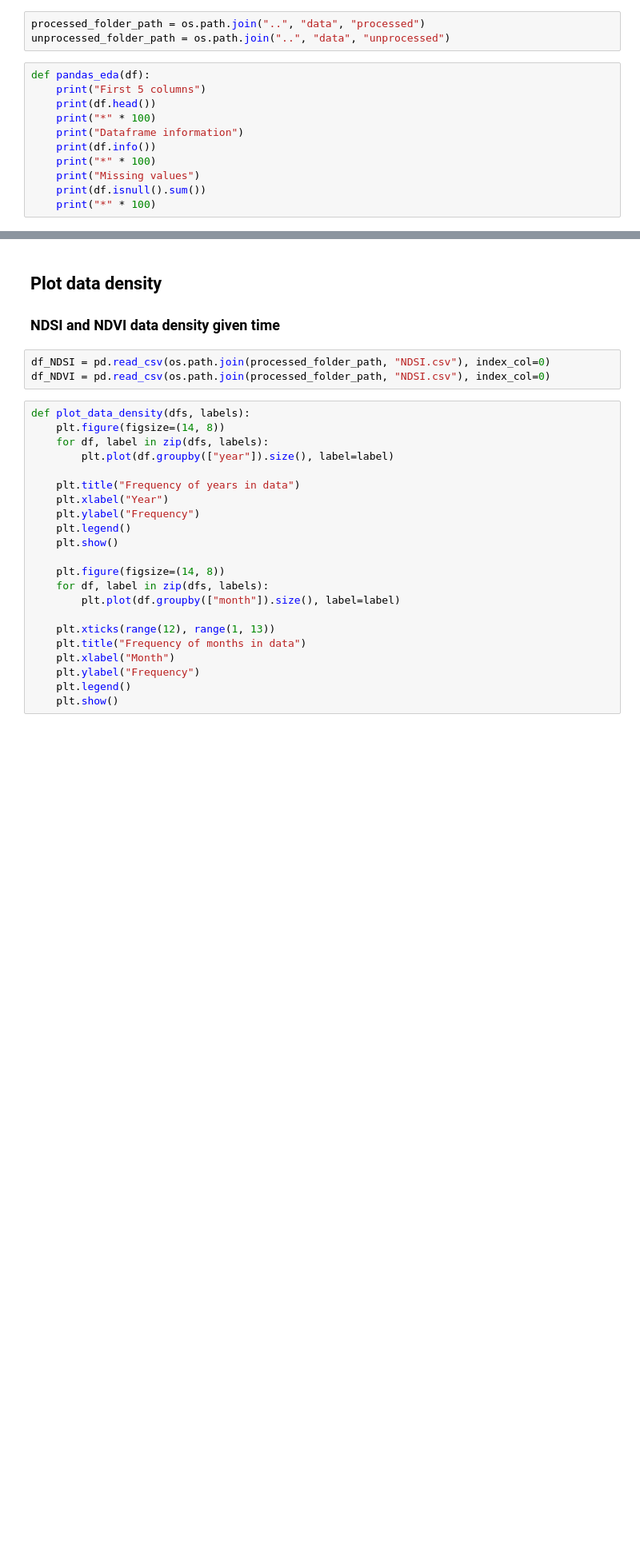
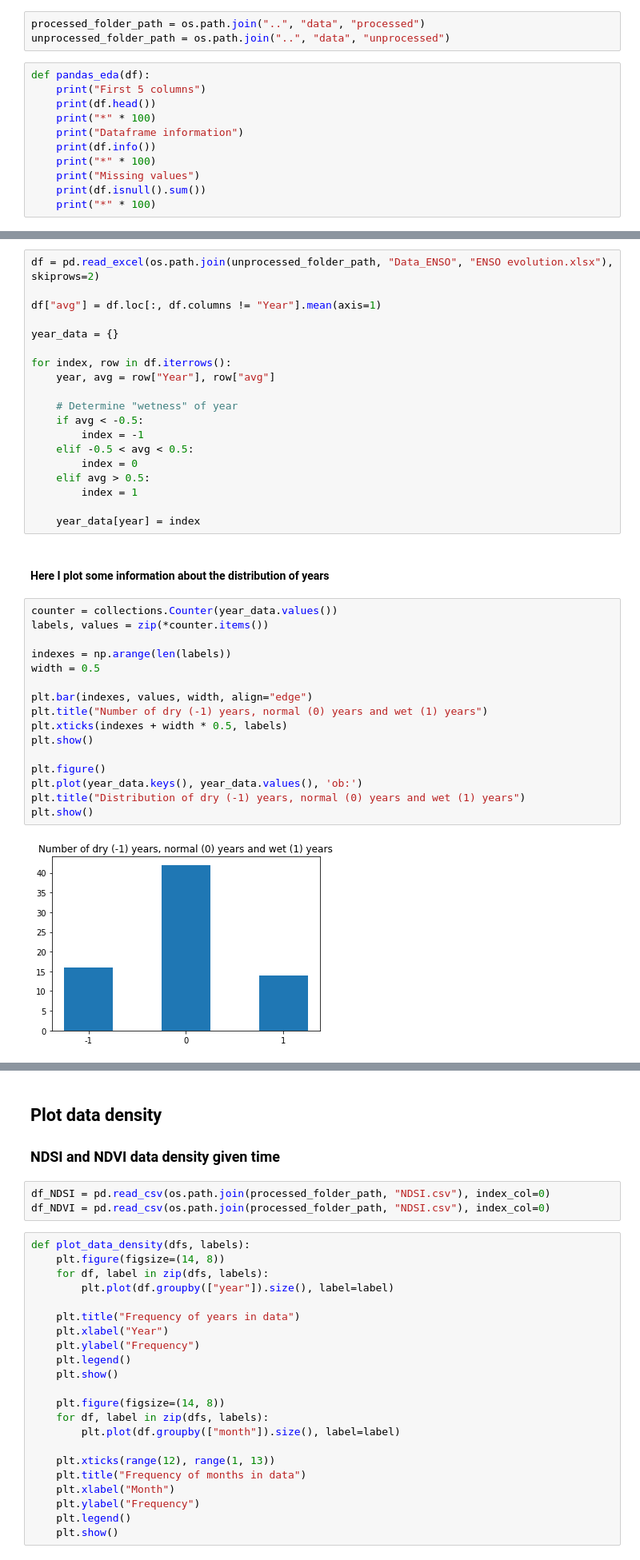
Before and after one commit to DanielPerezJensen/flow-forecasting, a Jupyter notebook: notebooks/eda.ipynb, the cells around one changed output, grey strips where cells are left out. Shown: that part at 80% size. Saved outputs shown, nothing was run; the diff lists cells and outputs as text; blank space fills up the shorter version.

Commit message:
Added column denothing 'wetness' of year

```diff
--- a/notebooks/eda.ipynb
+++ b/notebooks/eda.ipynb
@@ -22,0 +40,39 @@ def pandas_eda(df):
+# %%
+df = pd.read_excel(os.path.join(unprocessed_folder_path, "Data_ENSO", "ENSO evolution.xlsx"), skiprows=2)
+
+df["avg"] = df.loc[:, df.columns != "Year"].mean(axis=1)
+
+year_data = {}
+
+for index, row in df.iterrows():
+    year, avg = row["Year"], row["avg"]
+
+    # Determine "wetness" of year
+    if avg < -0.5:
+        index = -1
+    elif -0.5 < avg < 0.5:
+        index = 0
+    elif avg > 0.5:
+        index = 1
+
+    year_data[year] = index
+# %% [markdown]
+#### Here I plot some information about the distribution of years
+# %%
+counter = collections.Counter(year_data.values())
+labels, values = zip(*counter.items())
+
+indexes = np.arange(len(labels))
+width = 0.5
+
+plt.bar(indexes, values, width, align="edge")
+plt.title("Number of dry (-1) years, normal (0) years and wet (1) years")
+plt.xticks(indexes + width * 0.5, labels)
+plt.show()
+
+plt.figure()
+plt.plot(year_data.keys(), year_data.values(), 'ob:')
+plt.title("Distribution of dry (-1) years, normal (0) years and wet (1) years")
+plt.show()
+# %% [output]
+[figure, added]
```
Also changed, not shown: parts of 10 cells of this notebook, 3 other files.
